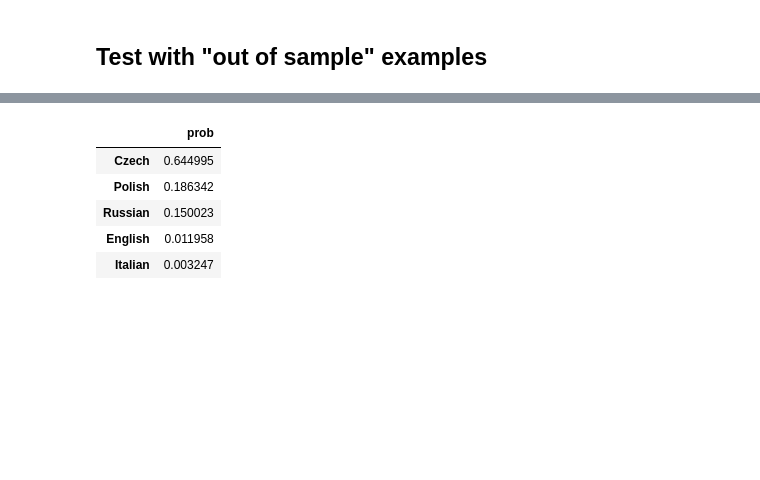
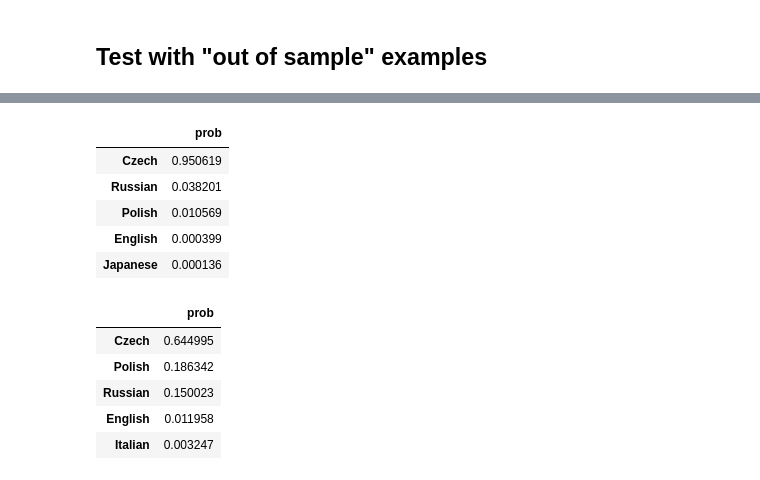
Before and after one commit to pilipolio/python-ml-notebooks, a Jupyter notebook: RNN-LSTM/Nationality of surnames by RNN.ipynb, the cells around one changed output, grey strips where cells are left out. Cells and saved outputs as stored; diff of their text form; code cells hidden in the pictures; blank space fills up the shorter version.

```diff
--- a/RNN-LSTM/Nationality of surnames by RNN.ipynb
+++ b/RNN-LSTM/Nationality of surnames by RNN.ipynb
@@ -366,3 +384,12 @@ predict_nationality_probs("Macron")
+# %%
+predict_nationality_probs("Szczesniak")
+# %% [output]
+|  | prob |
+| Czech | 0.950619 |
+| Russian | 0.038201 |
+| Polish | 0.010569 |
+| English | 0.000399 |
+| Japanese | 0.000136 |
 # %%
 predict_nationality_probs("Marciniak")
 # %% [output]
```
Also changed, not shown: parts of 7 cells of this notebook.
